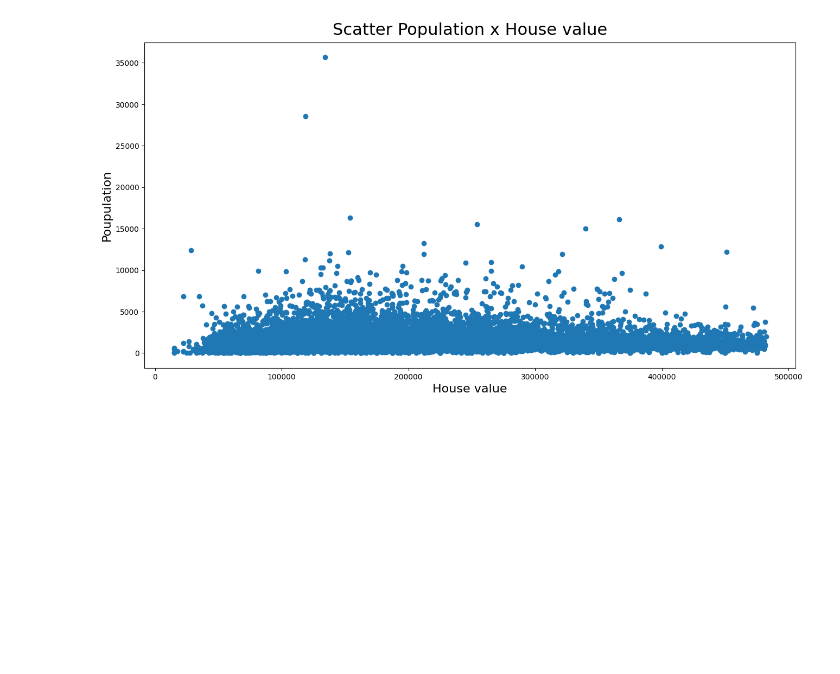
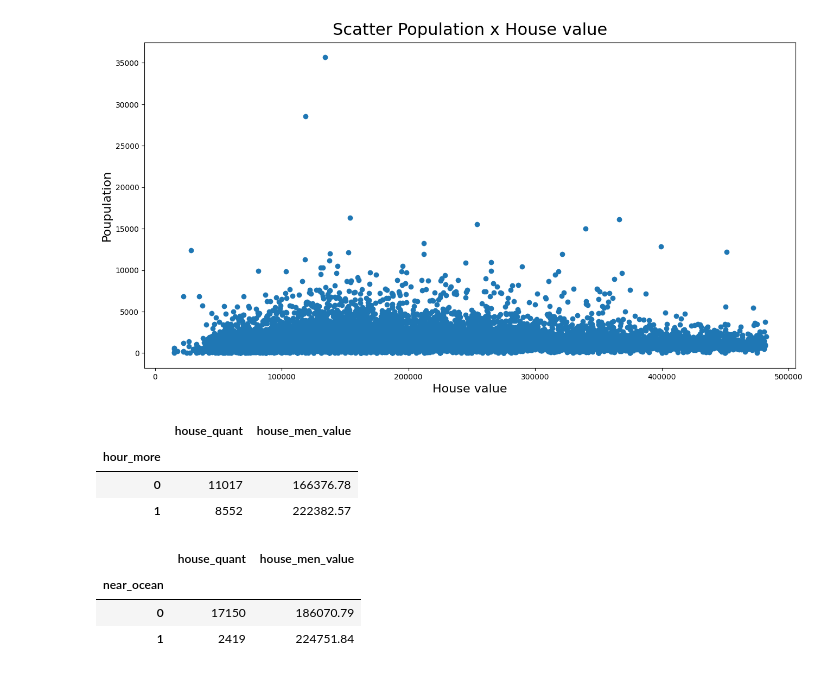
Before and after one commit to AraujoTT/RegLinear_CA_house_price, a Jupyter notebook: main.ipynb, the cells around one changed output. Saved outputs shown, nothing was run; the diff lists cells and outputs as text; code cells hidden in the pictures; blank space fills up the shorter version.

Commit message:
analising de mean value near or far from the ocean

```diff
--- a/main.ipynb
+++ b/main.ipynb
@@ -179,3 +179,31 @@ ax.set_ylabel('Poupulation', fontsize= 16)
 # %% [output]
 Text(0, 0.5, 'Poupulation')
 [figure]
+# %%
+df.rename(columns={'<1H OCEAN':'hour_more', 'NEAR OCEAN': 'near_ocean'}, inplace=True)
+# %%
+quant = df['hour_more'].value_counts()
+m_value_h = df.query("hour_more == 1")
+val_1 = m_value_h['median_house_value'].mean().round(2)
+m_value_h_2 = df.query("hour_more == 0")
+val_2 = m_value_h_2['median_house_value'].mean().round(2)
+
+pd.DataFrame({'house_quant': quant, 'house_men_value': [val_2, val_1]})
+# %% [output]
+|  | house_quant | house_men_value |
+| hour_more |  |  |
+| 0 | 11017 | 166376.78 |
+| 1 | 8552 | 222382.57 |
+# %%
+quant = df['near_ocean'].value_counts()
+m_value_h = df.query("near_ocean == 1")
+val_1 = m_value_h['median_house_value'].mean().round(2)
+m_value_h_2 = df.query("near_ocean == 0")
+val_2 = m_value_h_2['median_house_value'].mean().round(2)
+
+pd.DataFrame({'house_quant': quant, 'house_men_value': [val_2, val_1]})
+# %% [output]
+|  | house_quant | house_men_value |
+| near_ocean |  |  |
+| 0 | 17150 | 186070.79 |
+| 1 | 2419 | 224751.84 |
```
